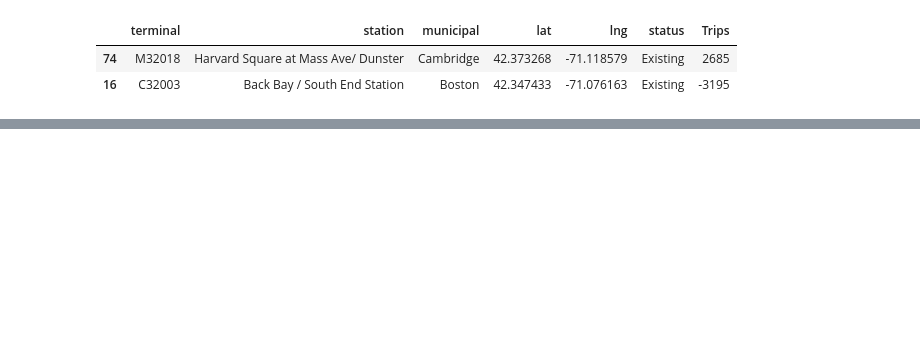
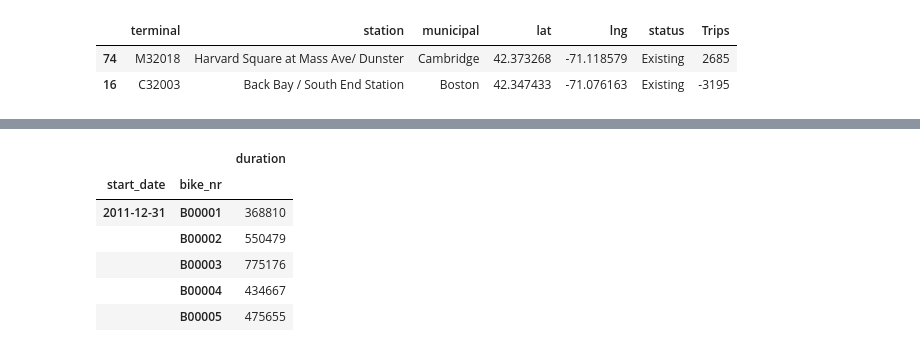
Before and after one commit to jisanos/Hubway-Data-Visualization-Challenge, a Jupyter notebook: Exam_Script.ipynb, the cells around one changed output, grey strips where cells are left out. Cells and saved outputs as stored; diff of their text form; code cells hidden in the pictures; blank space fills up the shorter version.

```diff
--- a/Exam_Script.ipynb
+++ b/Exam_Script.ipynb
@@ -500,0 +536,10 @@ Asym_concat.loc[Asymetric_stations]
+# %%
+Total_trip_time_per_bike_year.head()
+# %% [output]
+|  |  | duration |
+| start_date | bike_nr |  |
+| 2011-12-31 | B00001 | 368810 |
+|  | B00002 | 550479 |
+|  | B00003 | 775176 |
+|  | B00004 | 434667 |
+|  | B00005 | 475655 |
```
Also changed, not shown: parts of 13 cells of this notebook.
